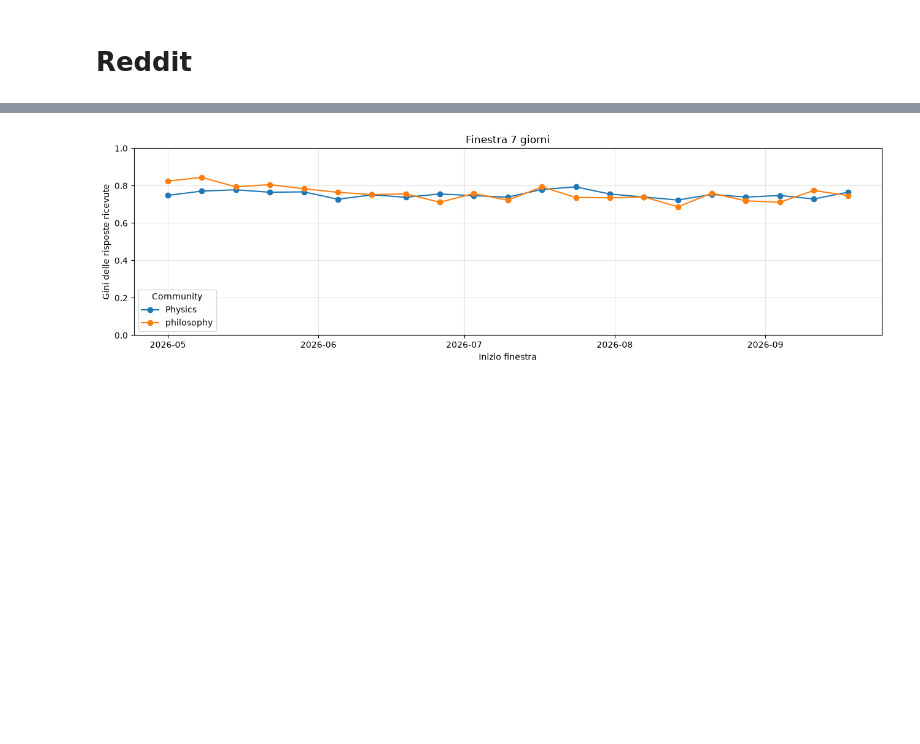
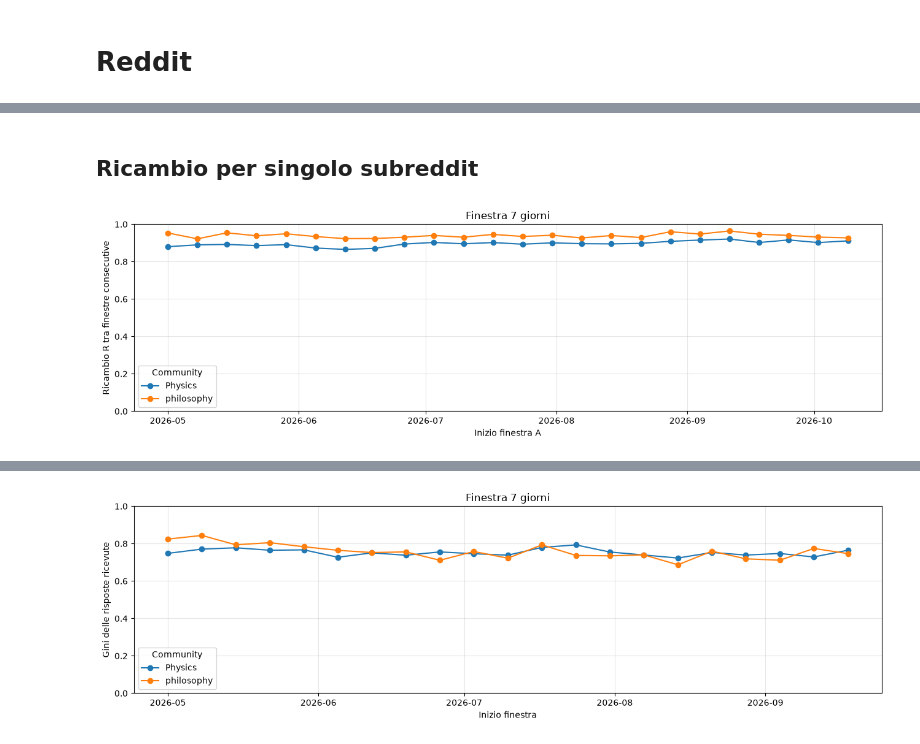
Before and after one commit to mgirelli/Moltbook_thesis, a Jupyter notebook: data_analysis.ipynb, the cells around one changed output, grey strips where cells are left out. Cells and saved outputs as stored; diff of their text form; code cells hidden in the pictures; blank space fills up the shorter version.

Commit message:
grafici per singoli subreddit

```diff
--- a/data_analysis.ipynb
+++ b/data_analysis.ipynb
@@ -556,3 +540,30 @@ df_ricambio_14
 | 9 | 2026-09-04 00:00:00+00:00 | 2026-09-18 00:00:00+00:00 | 2693 | 2437 | 458 | 378 | 5513 | 395 | 5225 | 0.901969 | ... |
 | 10 | 2026-09-18 00:00:00+00:00 | 2026-10-02 00:00:00+00:00 | 2437 | 3211 | 516 | 395 | 5225 | 379 | 6491 | 0.899454 | ... |
 | 11 | 2026-10-02 00:00:00+00:00 | 2026-10-16 00:00:00+00:00 | 3211 | 1171 | 317 | 379 | 6491 | 169 | 1961 | 0.922017 | ... |
+# %% [markdown]
+## Ricambio per singolo subreddit
+# %%
+giorni = 7
+comunita = ["philosophy", "Physics"]
+
+tab_m = pd.concat(
+    [ricambio("2026-05-01", giorni, 100, data[data["submolt"] == c]).assign(submolt=c)
+     for c in comunita],
+    ignore_index=True,
+)
+# %%
+plt.figure(figsize=(13, 4))
+for nome, g in tab_m.groupby("submolt"):
+    g = g.sort_values("inizio_A")
+    plt.plot(g["inizio_A"], g["R"], marker="o", label=nome)
+
+plt.title(f"Finestra {giorni} giorni")
+plt.ylabel("Ricambio R tra finestre consecutive")
+plt.xlabel("Inizio finestra A")
+plt.ylim(0, 1)
+plt.legend(title="Community")
+plt.grid(alpha=0.3)
+plt.tight_layout()
+plt.show()
+# %% [output]
+[figure, added]
```
Also changed, not shown: parts of 10 cells of this notebook.
